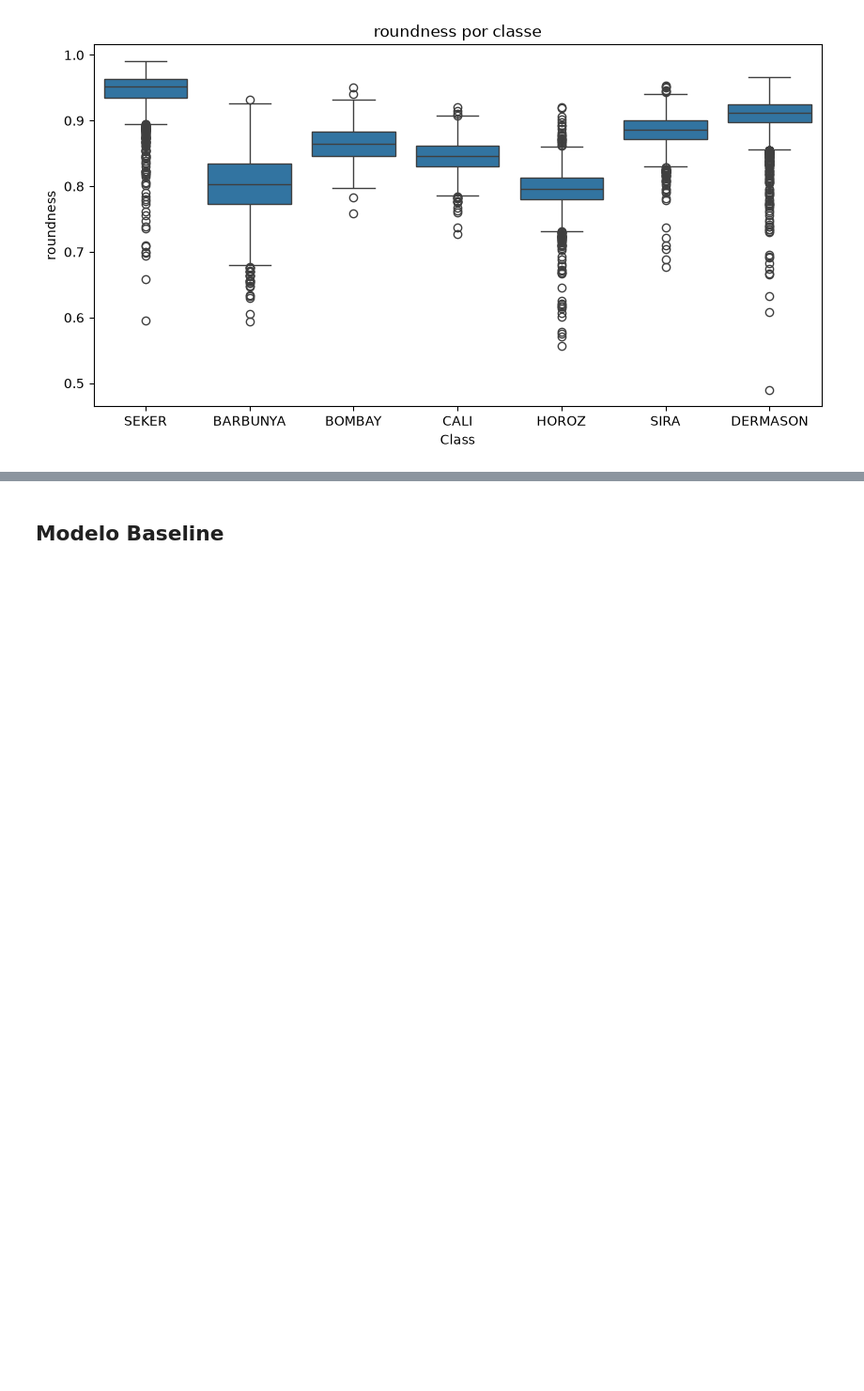
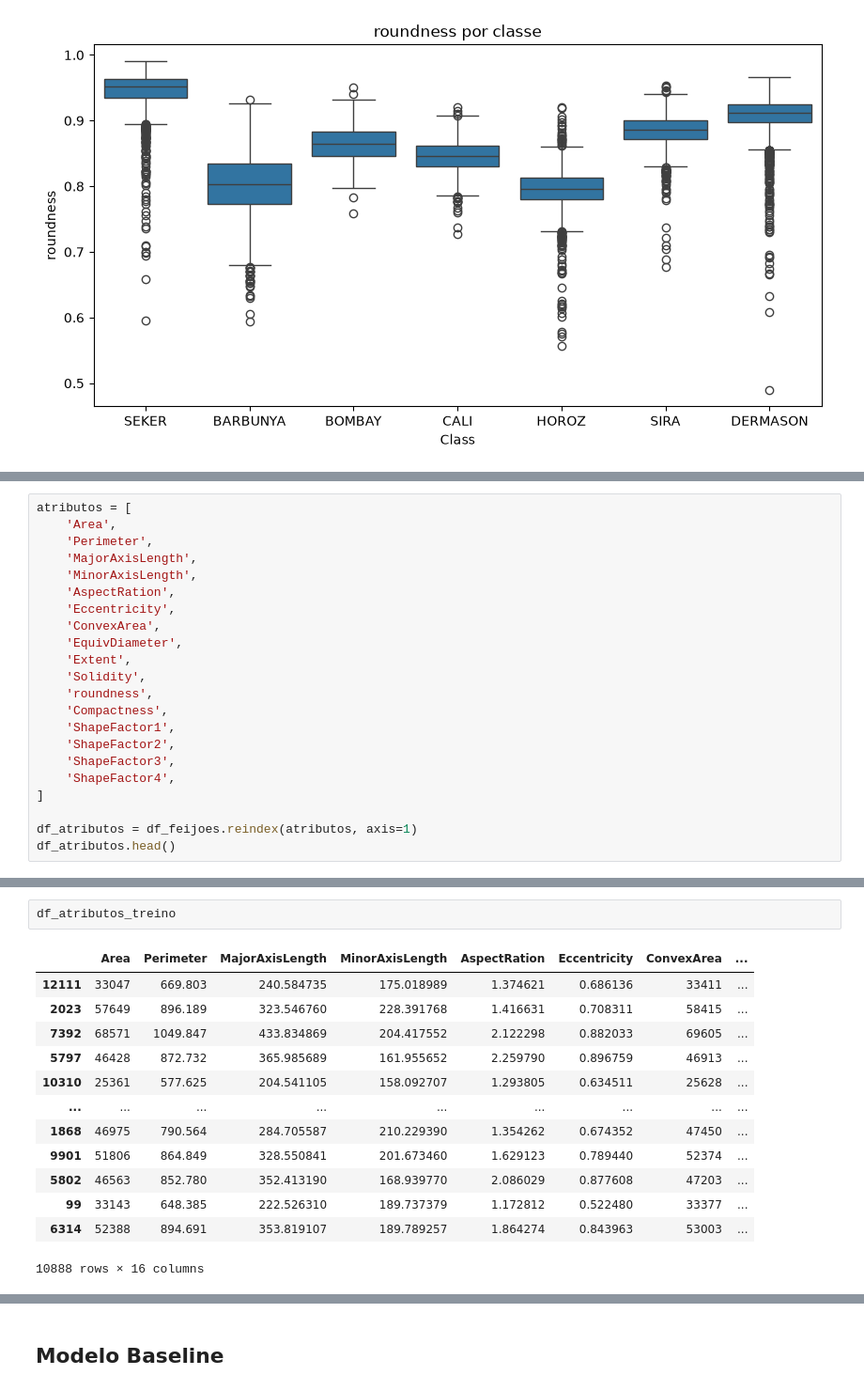
Before and after one commit to helo-sampc/Tiamat, a Jupyter notebook: Dry Bean Model.ipynb, the cells around one changed output, grey strips where cells are left out. Shown at 94% size. Saved outputs shown, nothing was run; the diff lists cells and outputs as text; blank space fills up the shorter version.

```diff
--- a/Dry Bean Model.ipynb
+++ b/Dry Bean Model.ipynb
@@ -143,0 +166,22 @@ for atributo in atributos:
+# %%
+atributos = [
+    'Area',
+    'Perimeter',
+    'MajorAxisLength',
+    'MinorAxisLength',
+    'AspectRation',
+    'Eccentricity',
+    'ConvexArea',
+    'EquivDiameter',
+    'Extent',
+    'Solidity',
+    'roundness',
+    'Compactness',
+    'ShapeFactor1',
+    'ShapeFactor2',
+    'ShapeFactor3',
+    'ShapeFactor4',
+]
+
+df_atributos = df_feijoes.reindex(atributos, axis=1)
+df_atributos.head()
@@ -143,0 +224,16 @@ for atributo in atributos:
+# %%
+df_atributos_treino
+# %% [output]
+|  | Area | Perimeter | MajorAxisLength | MinorAxisLength | AspectRation | Eccentricity | ConvexArea | ... |
+| 12111 | 33047 | 669.803 | 240.584735 | 175.018989 | 1.374621 | 0.686136 | 33411 | ... |
+| 2023 | 57649 | 896.189 | 323.546760 | 228.391768 | 1.416631 | 0.708311 | 58415 | ... |
+| 7392 | 68571 | 1049.847 | 433.834869 | 204.417552 | 2.122298 | 0.882033 | 69605 | ... |
+| 5797 | 46428 | 872.732 | 365.985689 | 161.955652 | 2.259790 | 0.896759 | 46913 | ... |
+| 10310 | 25361 | 577.625 | 204.541105 | 158.092707 | 1.293805 | 0.634511 | 25628 | ... |
+| ... | ... | ... | ... | ... | ... | ... | ... | ... |
+| 1868 | 46975 | 790.564 | 284.705587 | 210.229390 | 1.354262 | 0.674352 | 47450 | ... |
+| 9901 | 51806 | 864.849 | 328.550841 | 201.673460 | 1.629123 | 0.789440 | 52374 | ... |
+| 5802 | 46563 | 852.780 | 352.413190 | 168.939770 | 2.086029 | 0.877608 | 47203 | ... |
+| 99 | 33143 | 648.385 | 222.526310 | 189.737379 | 1.172812 | 0.522480 | 33377 | ... |
+| 6314 | 52388 | 894.691 | 353.819107 | 189.789257 | 1.864274 | 0.843963 | 53003 | ... |
+10888 rows × 16 columns
```
Also changed, not shown: parts of 24 cells of this notebook.
